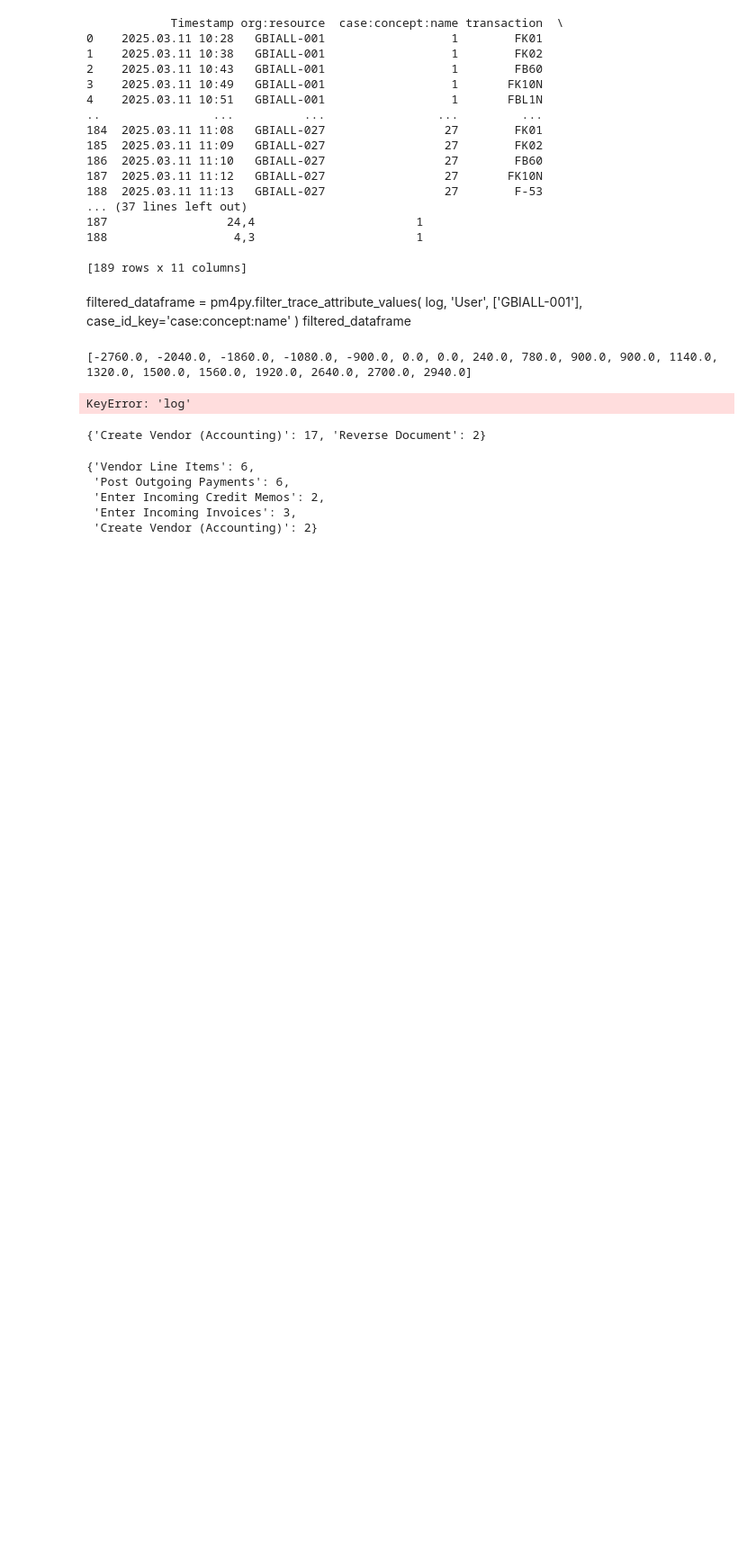
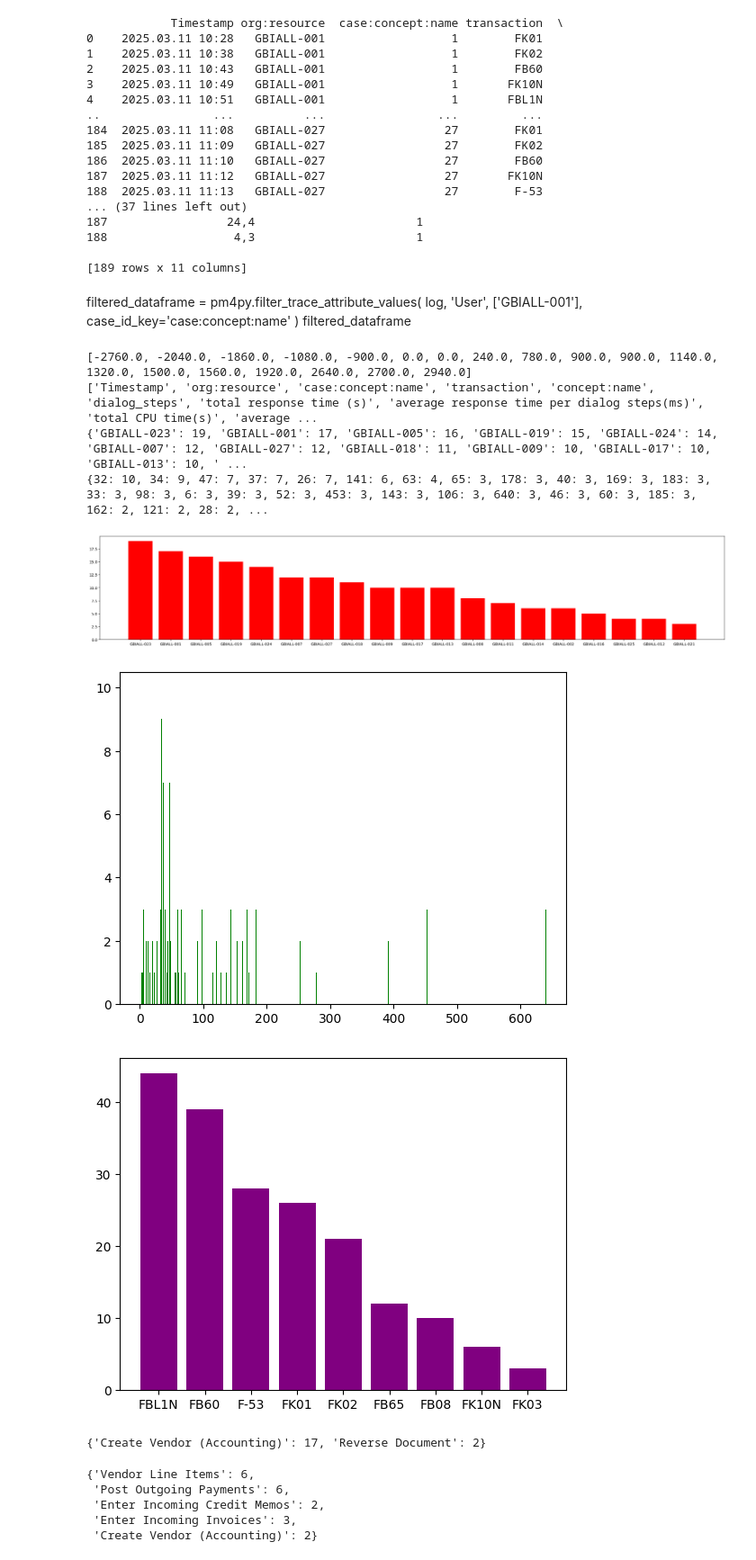
Before and after one commit to szabild/procmin2, a Jupyter notebook: procmin0314.ipynb, the cells around one changed output. Shown at 90% size. Drawn from its saved outputs; the diff is of its cells as text; code cells hidden in the pictures; blank space fills up the shorter version.

```diff
--- a/procmin0314.ipynb
+++ b/procmin0314.ipynb
@@ -104,28 +104,34 @@ pm4py.view_transition_system(transition_system)
 # %%
 from matplotlib import pyplot as plt
 case_duration = pm4py.get_all_case_durations(logcost)
 print(case_duration)
 attr = pm4py.get_event_attribute_values(logcost, 'org:resource')
 attr2 = pm4py.get_event_attribute_values(logcost, 'dialog_steps')
-attr3 = pm4py.get_event_attribute_values(logcost, 'log')
+attr3 = pm4py.get_event_attribute_values(logcost, 'transaction')
+print(attr4)
 print(attr)
 print(attr2)
 x= attr.keys()
 y = attr.values()
 x2 = attr2.keys()
 y2 = attr2.values()
 x3 = attr3.keys()
 y3 = attr3.values()
 plt.figure(figsize=(30, 5))
 plt.bar(x, y, color = 'red')
 plt.show()
 plt.bar(x2, y2, color = 'green')
 plt.show()
 plt.bar(x3, y3, color = 'purple')
 plt.show()
 # %% [output]
 [-2760.0, -2040.0, -1860.0, -1080.0, -900.0, 0.0, 0.0, 240.0, 780.0, 900.0, 900.0, 1140.0, 1320.0, 1500.0, 1560.0, 1920.0, 2640.0, 2700.0, 2940.0]
+['Timestamp', 'org:resource', 'case:concept:name', 'transaction', 'concept:name', 'dialog_steps', 'total response time (s)', 'average response time per dialog steps(ms)', 'total CPU time(s)', 'average ...
+{'GBIALL-023': 19, 'GBIALL-001': 17, 'GBIALL-005': 16, 'GBIALL-019': 15, 'GBIALL-024': 14, 'GBIALL-007': 12, 'GBIALL-027': 12, 'GBIALL-018': 11, 'GBIALL-009': 10, 'GBIALL-017': 10, 'GBIALL-013': 10, ' ...
+{32: 10, 34: 9, 47: 7, 37: 7, 26: 7, 141: 6, 63: 4, 65: 3, 178: 3, 40: 3, 169: 3, 183: 3, 33: 3, 98: 3, 6: 3, 39: 3, 52: 3, 453: 3, 143: 3, 106: 3, 640: 3, 46: 3, 60: 3, 185: 3, 162: 2, 121: 2, 28: 2, ...
-KeyError: 'log'
+[figure, added]
+[figure, added]
+[figure, added]
 # %%
 pm4py.get_start_activities(logcost)
 # %% [output]
```
